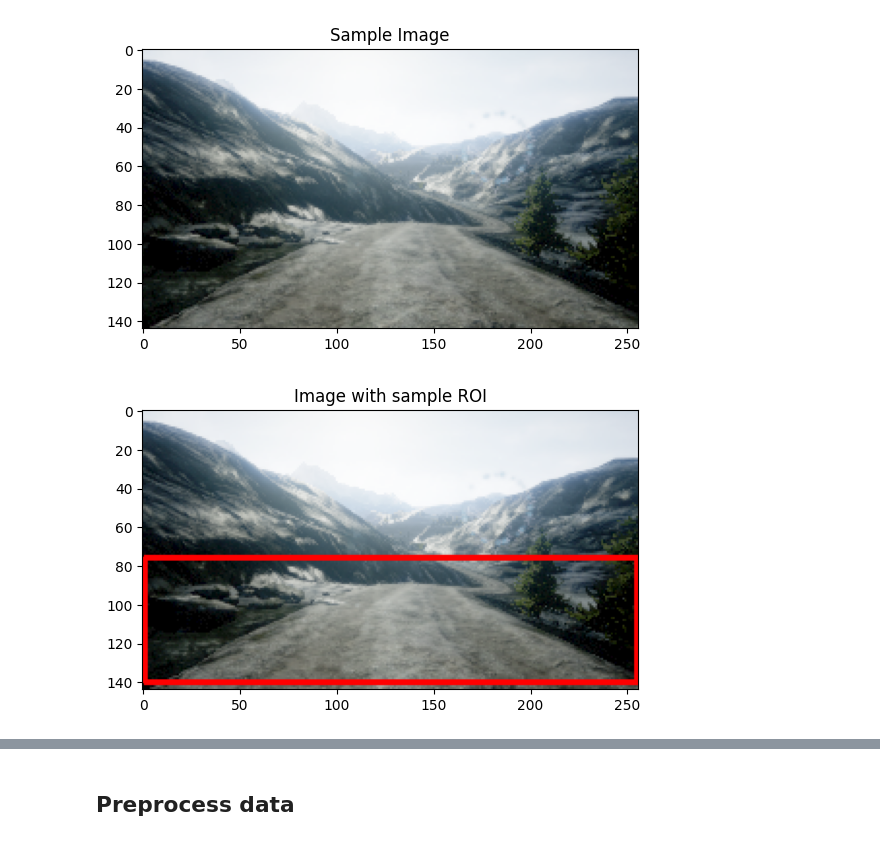
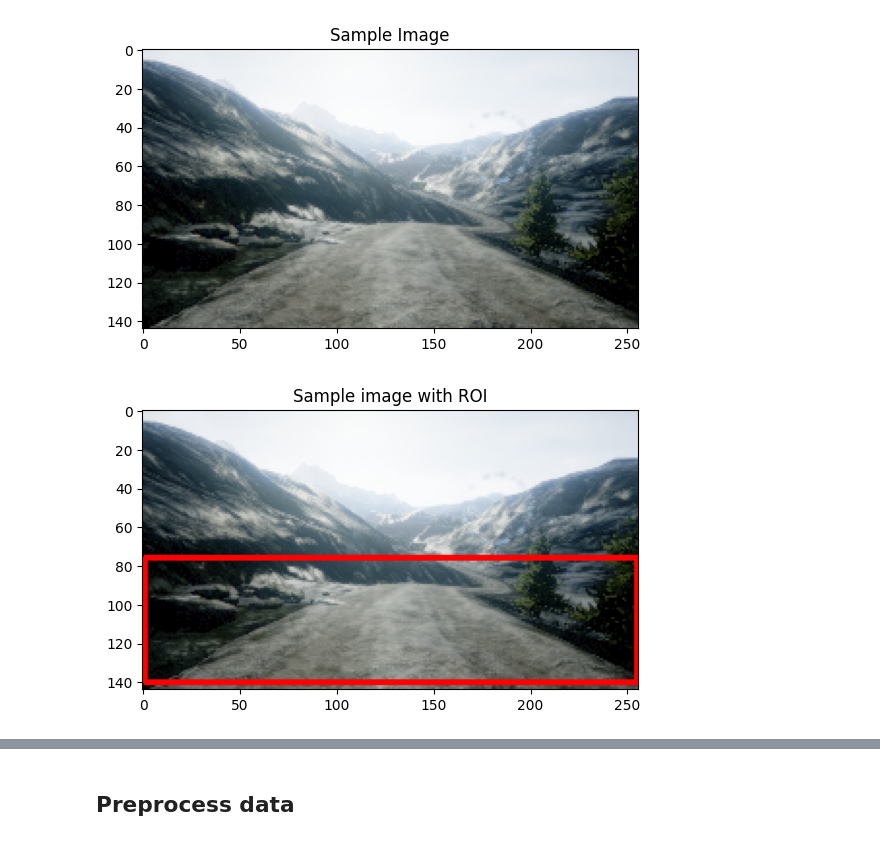
Before and after one commit to lam26817938/cs4756, a Jupyter notebook: main.ipynb, the cells around one changed output, grey strips where cells are left out. Drawn from its saved outputs; the diff is of its cells as text; code cells hidden in the pictures.

```diff
--- a/main.ipynb
+++ b/main.ipynb
@@ -20,5 +12,5 @@ please provide us feedback at https://github.com/pandas-dev/pandas/issues/54466
 # %%
-RAW_DATA_DIR = 'airsim_data/record/'
+RAW_DATA_DIR = 'record/'
 COOKED_DATA_DIR = 'data_cooked/'
 FIGURE_SIZE = (10,10)
 # # The folders to search for data under RAW_DATA_DIR
@@ -46,15 +43,15 @@ plt.show()
 # %%
 sample_image_roi = sample_image.copy()
 
 fillcolor=(255,0,0)
 draw = ImageDraw.Draw(sample_image_roi)
 points = [(1,76), (1,140), (255,140), (255,76)]
 for i in range(0, len(points), 1):
     draw.line([points[i], points[(i+1)%len(points)]], fill=fillcolor, width=3)
 del draw
 
-plt.title('Image with sample ROI')
+plt.title('Sample image with ROI')
 plt.imshow(sample_image_roi)
 plt.show()
 # %% [output]
-[figure, old version]
+[figure, new version]
```
Also changed, not shown: parts of 14 cells of this notebook, 2 other files.
